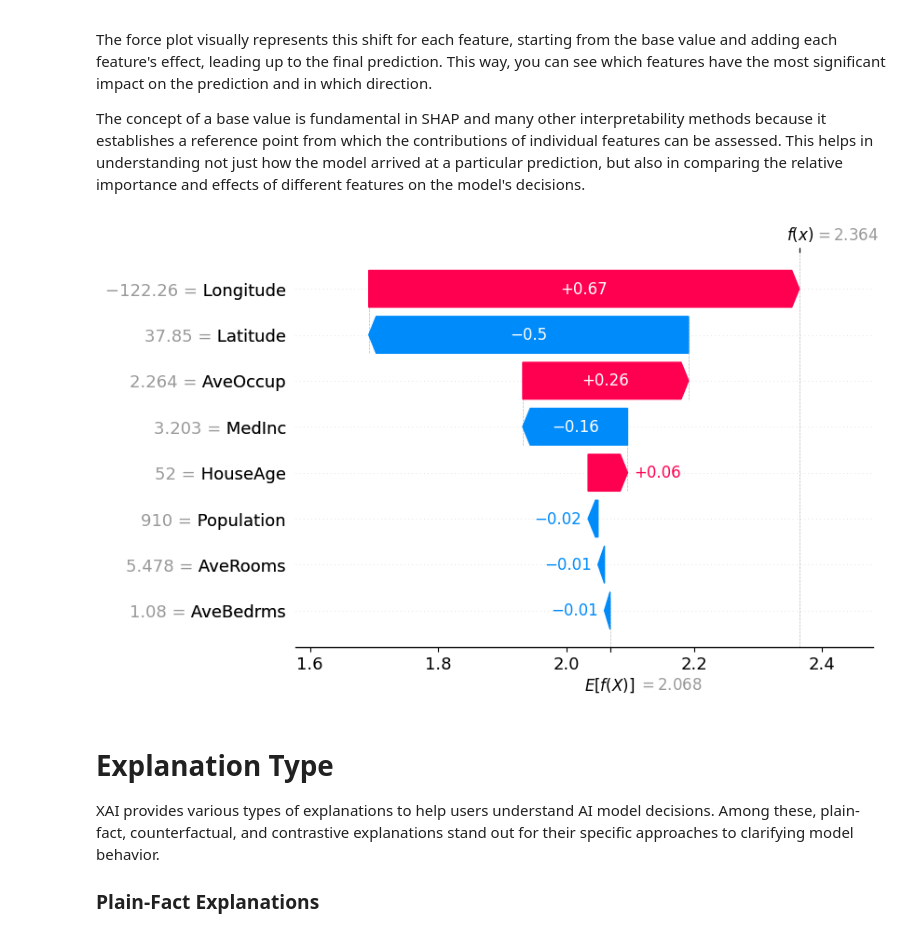
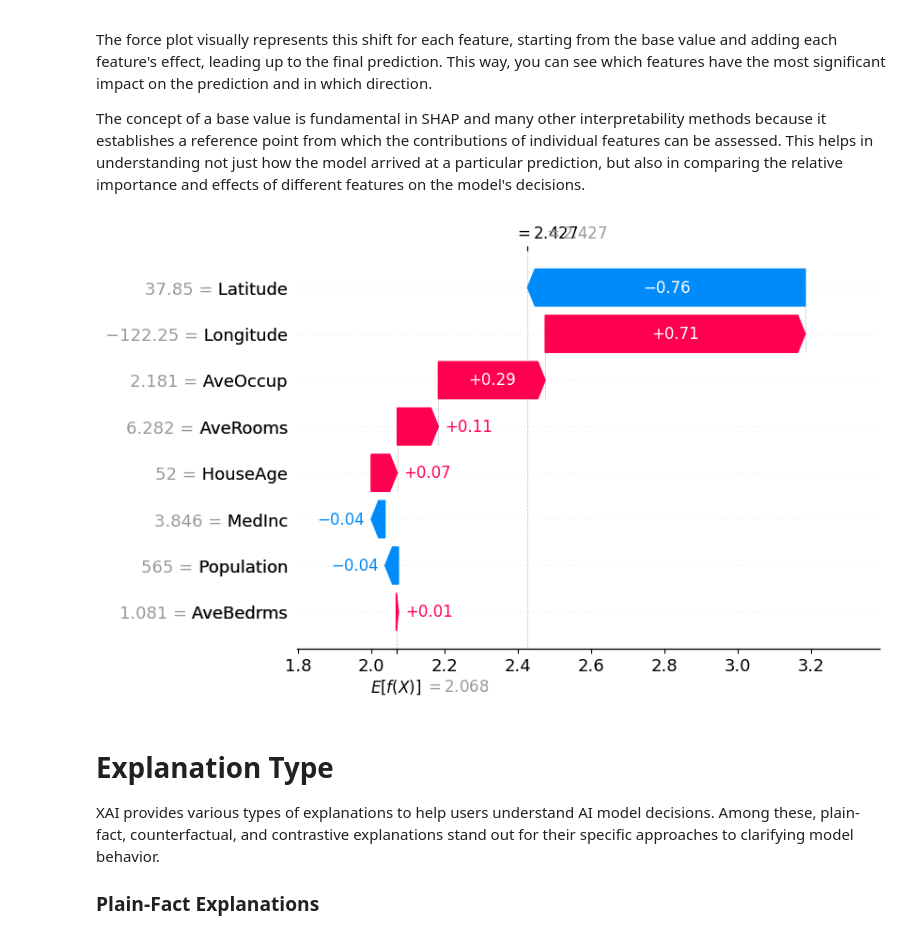
Before and after one commit to Naviden/Introduction-to-XAI, a Jupyter notebook: Notebooks/Dimensions.ipynb, the cells around one changed output. Saved outputs shown, nothing was run; the diff lists cells and outputs as text; code cells hidden in the pictures.

```diff
--- a/Notebooks/Dimensions.ipynb
+++ b/Notebooks/Dimensions.ipynb
@@ -102,9 +125,9 @@ The force plot visually represents this shift for each feature, starting from th
 
 The concept of a base value is fundamental in SHAP and many other interpretability methods because it establishes a reference point from which the contributions of individual features can be assessed. This helps in understanding not just how the model arrived at a particular prediction, but also in comparing the relative importance and effects of different features on the model's decisions.
 # %%
-shap.plots.waterfall(shap_values[10])
+shap.plots.waterfall(shap_values[4])
 # %% [output]
-[figure, old version]
+[figure, new version]
 # %% [markdown]
 # Explanation Type
 
```
Also changed, not shown: parts of 4 cells of this notebook, 2 other files.
